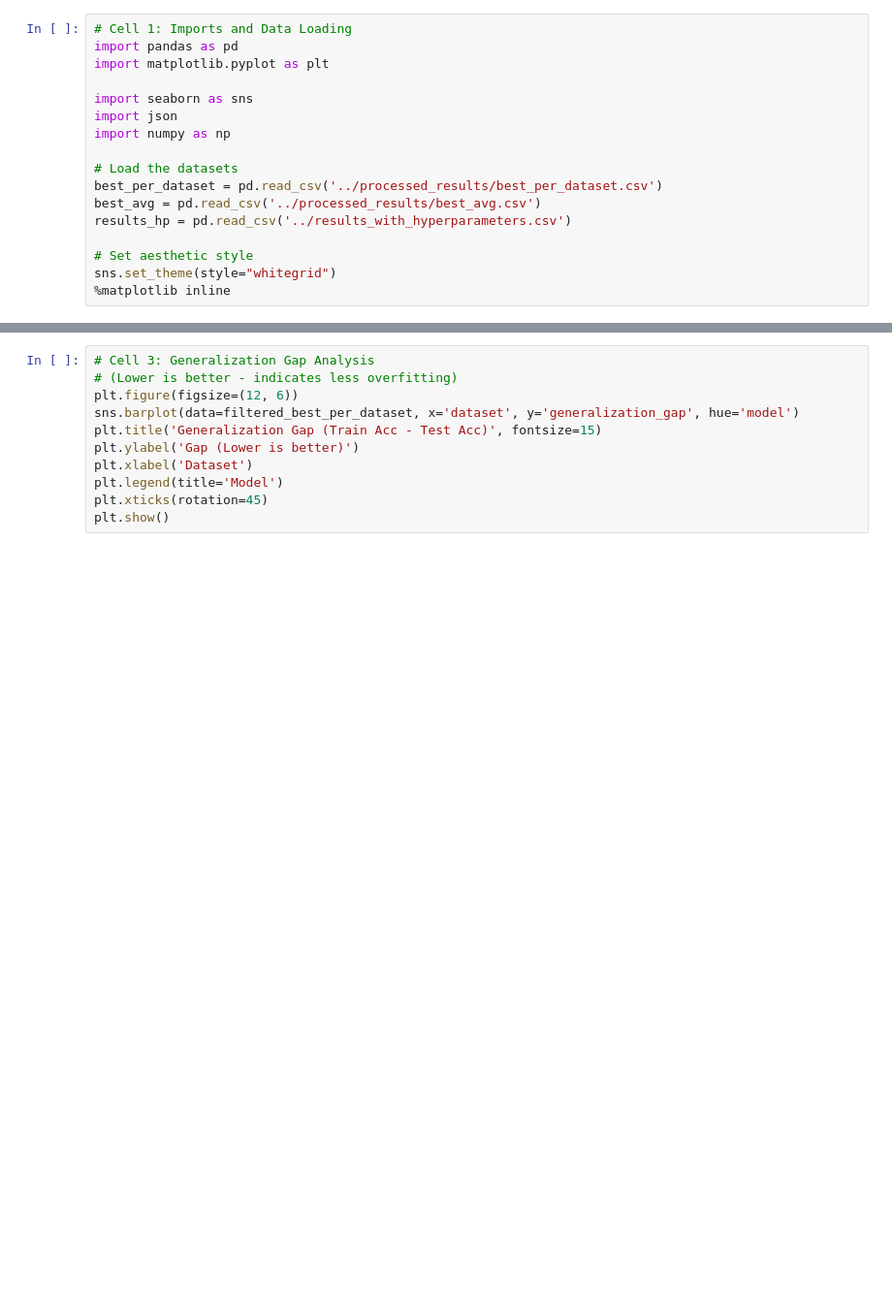
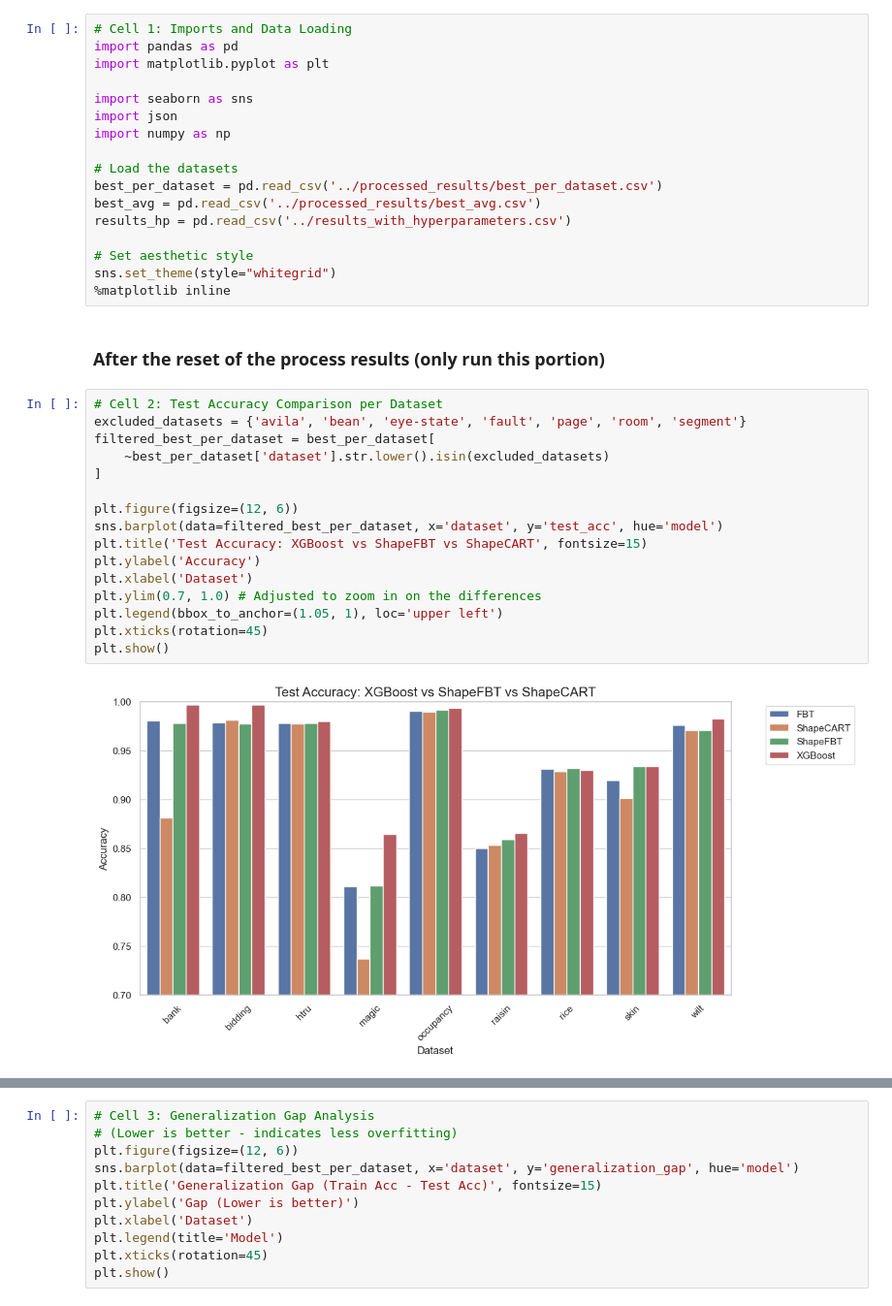
Before and after one commit to bzorbozan/SagiXGBoostTreeApproximator, a Jupyter notebook: analysis/generalization_analysis.ipynb, the cells around one changed output, grey strips where cells are left out. Shown at 97% size. Drawn from its saved outputs; the diff is of its cells as text; blank space fills up the shorter version.

Commit message:
intermediate changes before merging process results and hyperparam generation

```diff
--- a/analysis/generalization_analysis.ipynb
+++ b/analysis/generalization_analysis.ipynb
@@ -19,3 +19,23 @@ results_hp = pd.read_csv('../results_with_hyperparameters.csv')
 # Set aesthetic style
 sns.set_theme(style="whitegrid")
 %matplotlib inline
+# %% [markdown]
+### After the reset of the process results (only run this portion)
+# %%
+# Cell 2: Test Accuracy Comparison per Dataset
+excluded_datasets = {'avila', 'bean', 'eye-state', 'fault', 'page', 'room', 'segment'}
+filtered_best_per_dataset = best_per_dataset[
+    ~best_per_dataset['dataset'].str.lower().isin(excluded_datasets)
+]
+
+plt.figure(figsize=(12, 6))
+sns.barplot(data=filtered_best_per_dataset, x='dataset', y='test_acc', hue='model')
+plt.title('Test Accuracy: XGBoost vs ShapeFBT vs ShapeCART', fontsize=15)
+plt.ylabel('Accuracy')
+plt.xlabel('Dataset')
+plt.ylim(0.7, 1.0) # Adjusted to zoom in on the differences
+plt.legend(bbox_to_anchor=(1.05, 1), loc='upper left')
+plt.xticks(rotation=45)
+plt.show()
+# %% [output]
+[figure, added]
```
Also changed, not shown: parts of 5 cells of this notebook, 7 other files.
